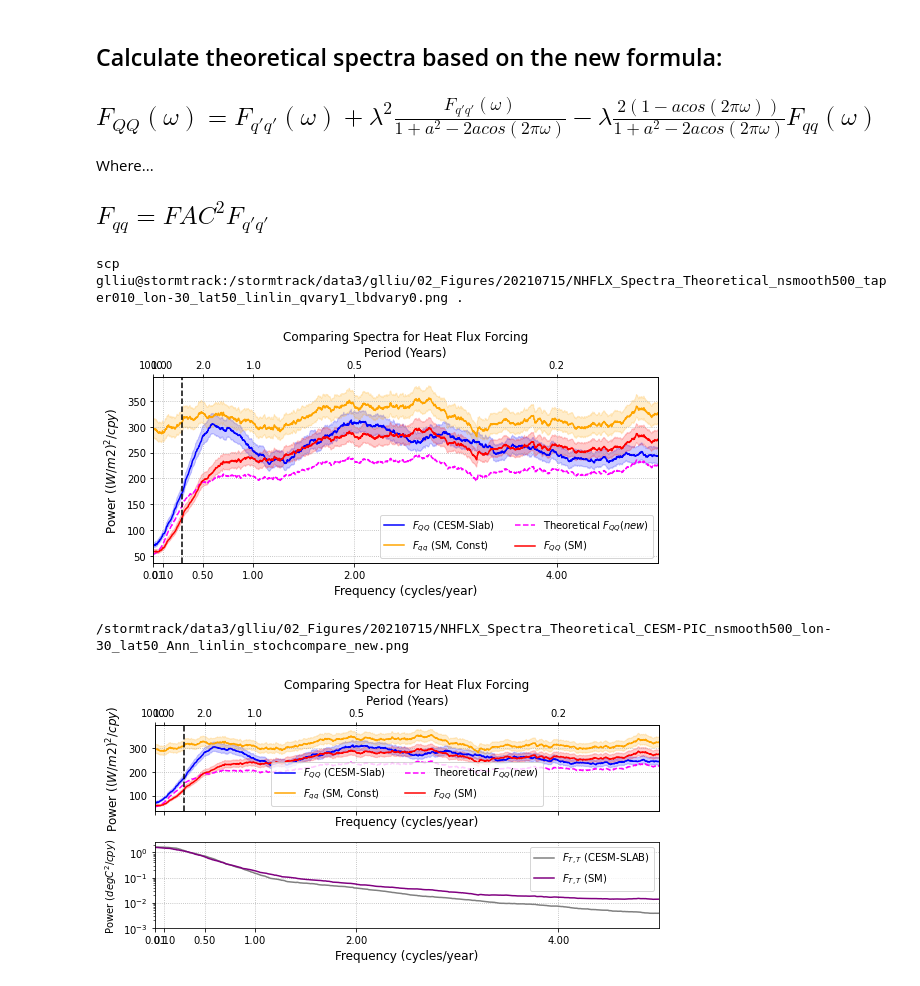
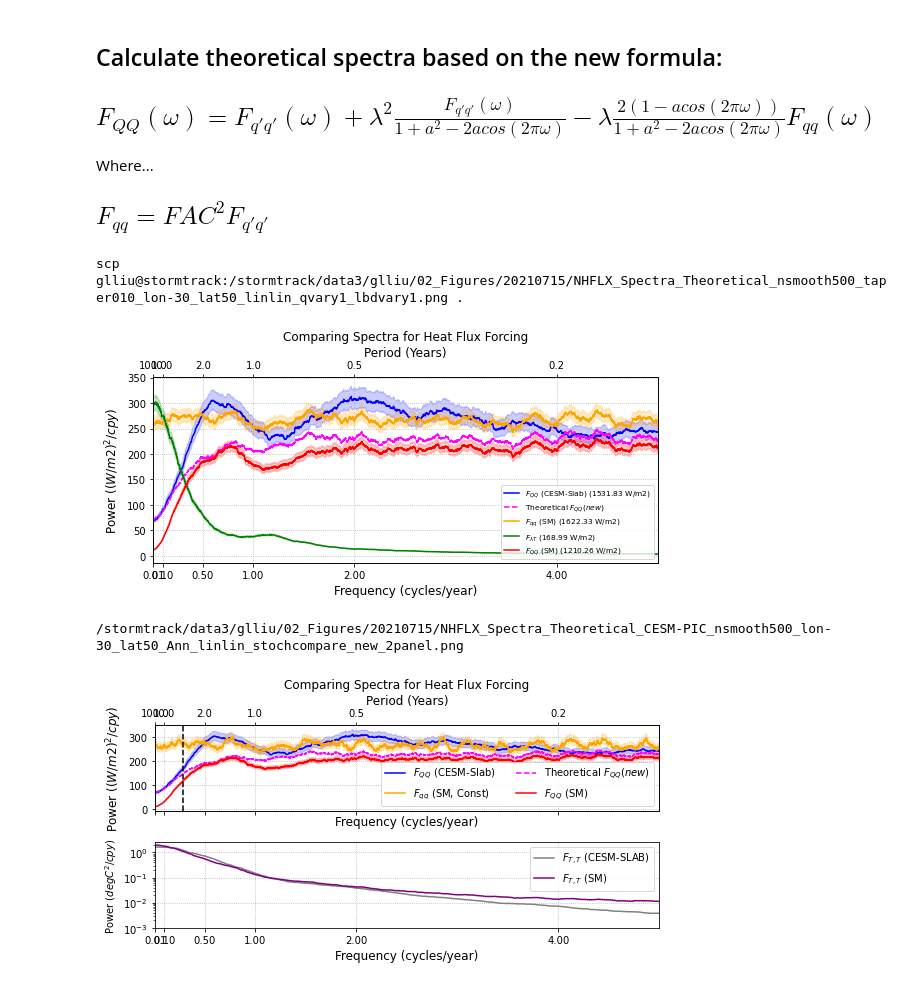
Before and after one commit to glennliu265/stochmod, a Jupyter notebook: analysis/compare_spectra_theoretical_final.ipynb, the cells around one changed output. Drawn from its saved outputs; the diff is of its cells as text; code cells hidden in the pictures.

Commit message:
Update theoretical spectra (saved 9/21/2021)

```diff
--- a/analysis/compare_spectra_theoretical_final.ipynb
+++ b/analysis/compare_spectra_theoretical_final.ipynb
@@ -298,14 +309,18 @@ plt.savefig("%sDamping_Monthly_Timescales_30W50N.png"%outpath,dpi=200)
 if ampq: # Currently only supports constant q
 
     if lbdvary:
+
         a        = 1 - lbd_mon*(3600*24*30)
+        #a        = 1 - lbd_avg*np.ones(12)*(3600*24*30)
     else:
         a        = 1 - lbd_avg*(3600*24*30) # Calculate a
     if underest_method == 0:
         underest = np.sqrt(2*a**2/(1+a))
     else:
-        underest = (1+((1-a**2)/2)**2-(1-a**2)/2)
+        #underest = (1+((1-a**2)/2)**2-(1-a**2)/2)
+        underest = (1+((1-a**2)/4)-(1-a**2)/2)
     print(underest)
     print(1/underest) # Apply this later....
+    #print()
     #q_mon *= (1/underest)*q_mon
     #q_avg *= (1/underest)*q_avg
@@ -446,6 +452,6 @@ Variance(Q(t)) is 1526.407712
 # %%
 # Calculate the spectra of each one
-nsm     = 500
+nsm     = 1000
 nsmooth = np.ones(5)*nsm
 pct     = 0.1
 
@@ -481,6 +489,10 @@ Warning, window does not sum to 1!
 # Investigate difference between theoretical spectra and CESM-SLAB $F_{QQ}$
 # %%
 # Spectral Estimation Parameters
+nsm     = 500
+nsmooth = [500,500,nsm,nsm,500]
+pct     = 0.1
+
 invars1 = [Ta,Qa,q_ori_units,q_mon,Qafull] # Variables to estimate power spectra from
 
 # Calculate the spectra
@@ -552,8 +564,10 @@ if lbdvary:
     lbd_in2      = lbd_mon.mean()
     lbd_in2_conv = 1/(lbd_in2*3600*24*30)
 else:
-    lbd_in2      = lbd_all[klon,klat,:]/(rho*cp0*mld) # Take the mean damping (1/sec)
-    lbd_in2_conv = (1/(lbd_in2*3600*24*30)).mean()    # Convert to 1/mon, take mean
+    lbd_in2      = (lbd_all[klon,klat,:]/(rho*cp0*mld)).mean() # Take the mean damping (1/sec)
+    lbd_in2_conv = (1/(lbd_in2*3600*24*30))    # Convert to 1/mon, take mean
+
+
 a                = 1 - 1/lbd_in2_conv                 # Calculate a
 
 
@@ -586,10 +600,10 @@ def calc_FQQ_new(a,omega,FZZ=None,ZeqZp=False,autocalc=False):
         return FZZ * numer/denom
 
 if qvary:
-    F_ZZ = specs[3].copy()
+    F_ZZ = stspecs[2].copy()
     omega = freqs[3]*3600*24*30 # Convert to 1/mon
 else:
-    F_ZZ = specs[2].copy()
+    F_ZZ = stspecs[2].copy()
     omega = freqs[2]*3600*24*30
 
 F_ZZ_theor = calc_FQQ_new(a,omega,FZZ=F_ZZ,autocalc=True)
@@ -615,13 +629,14 @@ nplot=len(freqs)
 ecolors  = ["gray","blue","orange","cyan","purple"]
 enames   = ["T","$F_{QQ}$ (CESM-Slab)","$F_{qq}$ (SM, Const)","$F_{qq}$ (Applied, Vary)","$F_{QQ}$ (CESM-Full)"]
 
-stcolors = ["purple","orange","cyan","green","red"]
-stnames  = ["$F_{QQ}$ (SM,Vary)","$F_{damping}$ (SM)","$F_{qq}$ (SM)","F_{\lambdaT(t)}","$F_{QQ}$ (SM)"]
+stcolors = ["purple","cyan","orange","green","red"]
+stnames  = ["$F_{QQ}$ (SM,Vary)","$F_{damping}$ (SM)","$F_{qq}$ (SM)",r"$F_{\lambda T}$","$F_{QQ}$ (SM)"]
 
 fig,ax = plt.subplots(1,1,figsize=(8,4))
 
-for n in [1,2]:
-    ax.plot(freqs[n]*plotdt,specs[n]/plotdt,color=ecolors[n],label=enames[n])
+for n in [1]:
+    ln_lab = "%s (%.2f W/m2)" % (enames[n],np.var(cesmvars[n]))
+    ax.plot(freqs[n]*plotdt,specs[n]/plotdt,color=ecolors[n],label=ln_lab)
 
     if plotconf:
         lower,upper = bnds[n]
@@ -633,8 +648,9 @@ for n in [1,2]:
 #ax.plot(omega*plotdt,Qth_mon/plotdt,color="magenta",ls='dotted',label="Theoretical $F_{QQ}$ (old)")
 ax.plot(freqs[2]*plotdt,F_ZZ*ratios/plotdt,color="magenta",ls='dashed',label="Theoretical $F_{QQ} (new)$")
 
-for n in [4]:
-    ax.plot(stfreqs[n]*plotdt,stspecs[n]/plotdt,color=stcolors[n],label=stnames[n])
+for n in [2,3,4]:
+    ln_lab = "%s (%.2f W/m2)" % (stnames[n],np.var(stochspec[n]))
+    ax.plot(stfreqs[n]*plotdt,stspecs[n]/plotdt,color=stcolors[n],label=ln_lab)
 
     if plotconf:
         lower,upper = stbnds[n]
@@ -642,38 +658,38 @@ for n in [4]:
                                        upper*stspecs[n]/plotdt,
                                        alpha=0.20,color=stcolors[n],
                                        label="")
 
 
-khalf = np.argmax(Qth_mon/specs[3]>0.5)
-ax.axvline(freqs[3][khalf]*plotdt,color='k',ls='dashed')
+#khalf = np.argmax(Qth_mon/specs[3]>0.5)
+#ax.axvline(freqs[3][khalf]*plotdt,color='k',ls='dashed')
 
 # Set Labels
 ax.set_ylabel("Power ($(W/m2)^{2} / cpy$)",fontsize=12)
 ax.set_xlabel("Frequency (cycles/year)",fontsize=12)
 htax = viz.twin_freqaxis(ax,freqs[1],"Years",plotdt,mode='lin-lin',xtick=xtick)
 
 # Set upper x-axis ticks
 xtick2 = htax.get_xticks()
 xtkl   = ["%.1f" % (1/x) for x in xtick2]
 htax.set_xticklabels(xtkl)
 
 # Set axis limits
 ax.set_xlim(xlm)
 htax.set_xlim(xlm)
-ax.legend(fontsize=10,ncol=2)
+ax.legend(fontsize=7.5,ncol=1)
 
 locstring = "30W, 50N"
 ax.set_title("Comparing Spectra for Heat Flux Forcing")
 ax.grid(True,which='both',ls='dotted')
 plt.tight_layout()
 
 savename = "%sNHFLX_Spectra_Theoretical_nsmooth%i_taper%03i_lon-30_lat50_linlin_qvary%i_lbdvary%i.png"%(outpath,nsmooth[1],pct*100,qvary,lbdvary)
 plt.savefig(savename,dpi=200)
 
 print("scp glliu@stormtrack:%s ."%(savename))
 # %% [output]
-scp glliu@stormtrack:/stormtrack/data3/glliu/02_Figures/20210715/NHFLX_Spectra_Theoretical_nsmooth500_taper010_lon-30_lat50_linlin_qvary1_lbdvary0.png .
+scp glliu@stormtrack:/stormtrack/data3/glliu/02_Figures/20210715/NHFLX_Spectra_Theoretical_nsmooth500_taper010_lon-30_lat50_linlin_qvary1_lbdvary1.png .
-[figure, old version]
+[figure, new version]
 # %%
 # Remake the Linlin, Plot, but now with the stochastic model terms
 
@@ -760,7 +776,6 @@ for n in [0]:
 #                                        upper*specs[n]/plotdt,
 #                                        alpha=0.20,color=ecolors[n],
 #                                        label="")
-
 # Plot stochastic model SST
 #ax = ax.twinx()
 #convfactor = (rho*cp0*mld.mean())
@@ -781,9 +796,9 @@ ax.grid(True,ls='dotted')
 ax.set_xlabel("Frequency (cycles/year)",fontsize=12)
 
 plt.savefig("%sNHFLX_Spectra_Theoretical_CESM-PIC_nsmooth%i_lon-30_lat50_Ann_linlin_stochcompare_new_2panel.png"%(outpath,nsmooth[1]),dpi=200)
-print("%sNHFLX_Spectra_Theoretical_CESM-PIC_nsmooth%i_lon-30_lat50_Ann_linlin_stochcompare_new.png"%(outpath,nsmooth[1]))
+print("%sNHFLX_Spectra_Theoretical_CESM-PIC_nsmooth%i_lon-30_lat50_Ann_linlin_stochcompare_new_2panel.png"%(outpath,nsmooth[1]))
 # %% [output]
-/stormtrack/data3/glliu/02_Figures/20210715/NHFLX_Spectra_Theoretical_CESM-PIC_nsmooth500_lon-30_lat50_Ann_linlin_stochcompare_new.png
+/stormtrack/data3/glliu/02_Figures/20210715/NHFLX_Spectra_Theoretical_CESM-PIC_nsmooth500_lon-30_lat50_Ann_linlin_stochcompare_new_2panel.png
-[figure, old version]
+[figure, new version]
 # %%
 plt.plot(stochspec[0])
```
Also changed, not shown: parts of 44 cells of this notebook.
